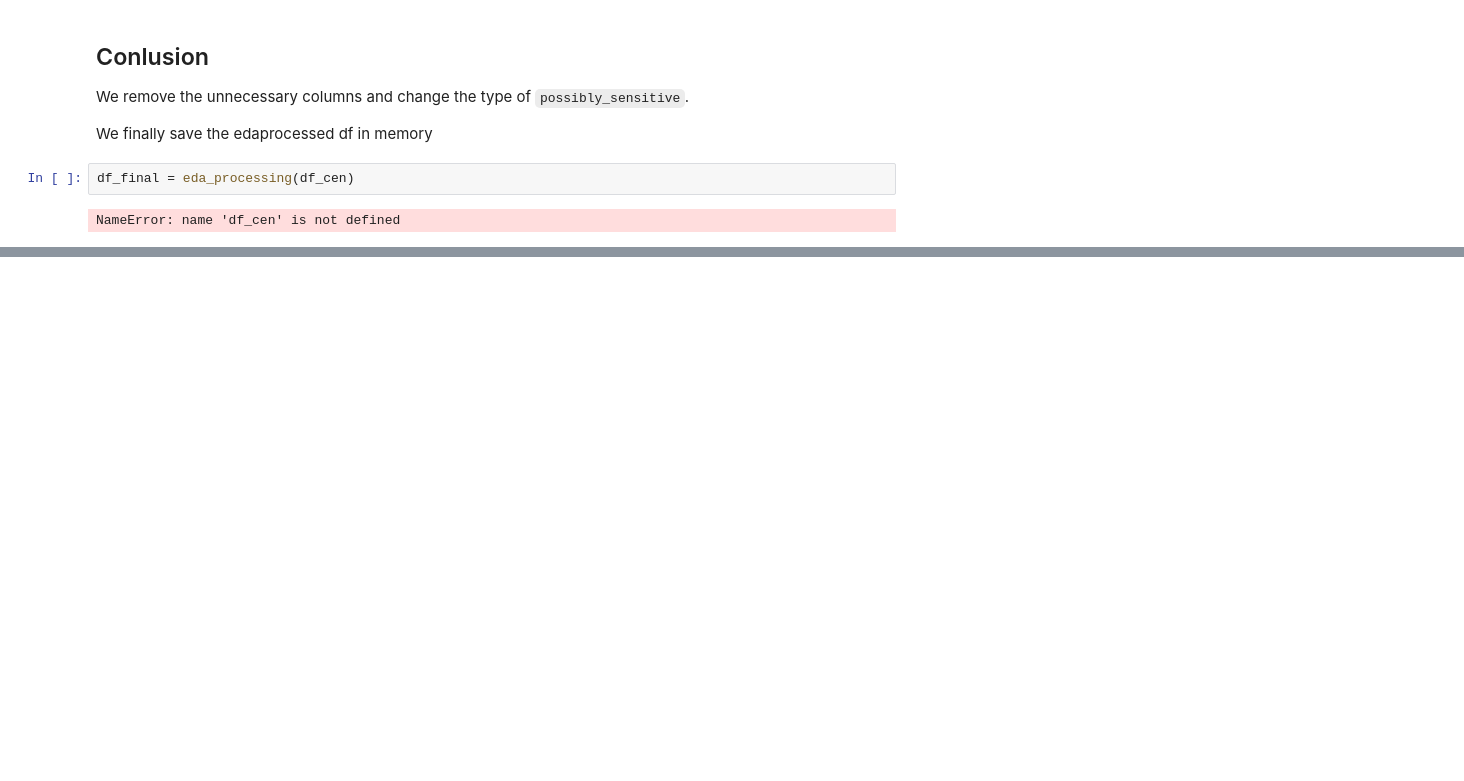
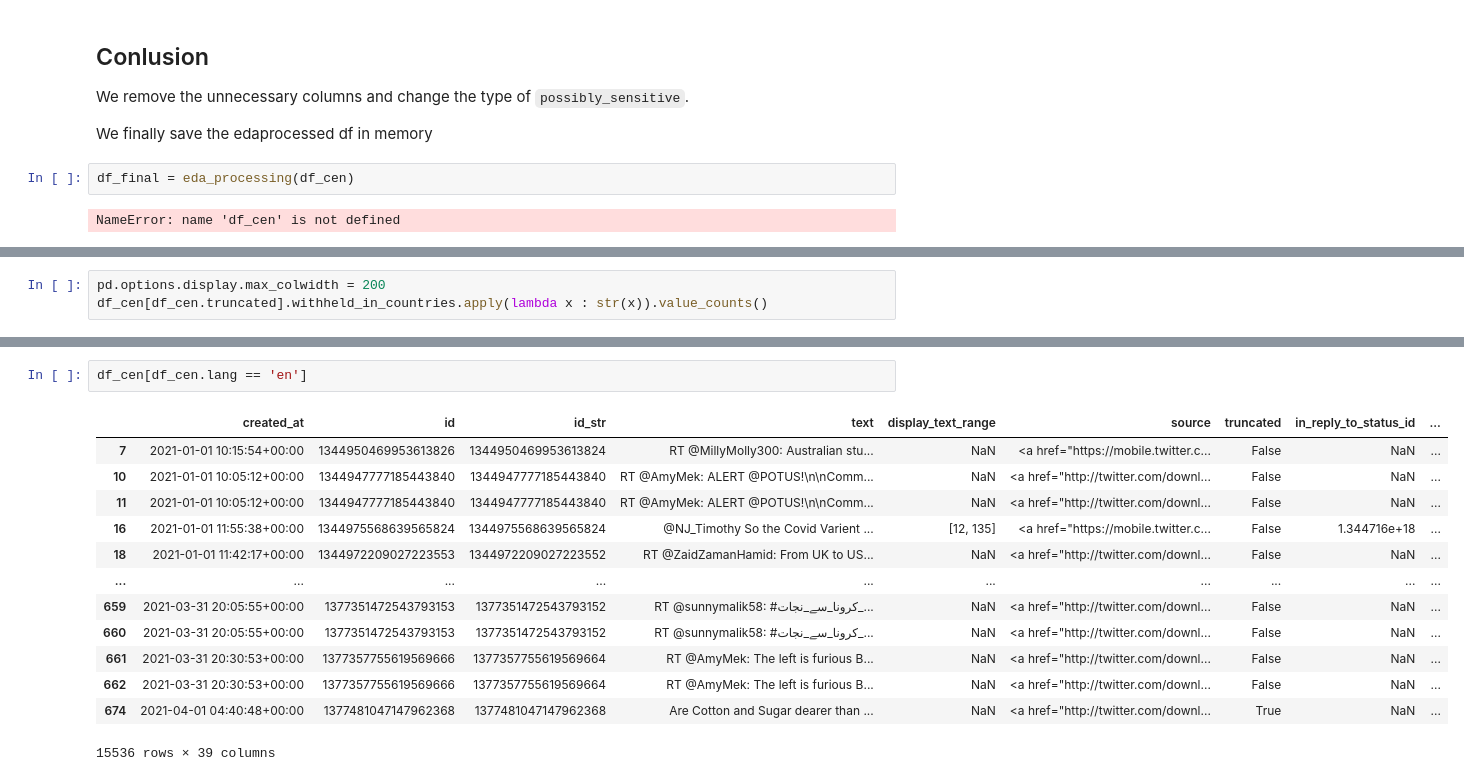
Before and after one commit to EvaLvn/ML_project2, a Jupyter notebook: EDA.ipynb, the cells around one changed output, grey strips where cells are left out. Saved outputs shown, nothing was run; the diff lists cells and outputs as text; blank space fills up the shorter version.

Commit message:
Add EDA on truncated tweets

```diff
--- a/EDA.ipynb
+++ b/EDA.ipynb
@@ -553,0 +556,3 @@ NameError: name 'df_cen' is not defined
+# %%
+pd.options.display.max_colwidth = 200
+df_cen[df_cen.truncated].withheld_in_countries.apply(lambda x : str(x)).value_counts()
@@ -553,0 +587,16 @@ NameError: name 'df_cen' is not defined
+# %%
+df_cen[df_cen.lang == 'en']
+# %% [output]
+|  | created_at | id | id_str | text | display_text_range | source | truncated | in_reply_to_status_id | ... |
+| 7 | 2021-01-01 10:15:54+00:00 | 1344950469953613826 | 1344950469953613824 | RT @MillyMolly300: Australian stu... | NaN | <a href="https://mobile.twitter.c... | False | NaN | ... |
+| 10 | 2021-01-01 10:05:12+00:00 | 1344947777185443840 | 1344947777185443840 | RT @AmyMek: ALERT @POTUS!\n\nComm... | NaN | <a href="http://twitter.com/downl... | False | NaN | ... |
+| 11 | 2021-01-01 10:05:12+00:00 | 1344947777185443840 | 1344947777185443840 | RT @AmyMek: ALERT @POTUS!\n\nComm... | NaN | <a href="http://twitter.com/downl... | False | NaN | ... |
+| 16 | 2021-01-01 11:55:38+00:00 | 1344975568639565824 | 1344975568639565824 | @NJ_Timothy So the Covid Varient ... | [12, 135] | <a href="https://mobile.twitter.c... | False | 1.344716e+18 | ... |
+| 18 | 2021-01-01 11:42:17+00:00 | 1344972209027223553 | 1344972209027223552 | RT @ZaidZamanHamid: From UK to US... | NaN | <a href="http://twitter.com/downl... | False | NaN | ... |
+| ... | ... | ... | ... | ... | ... | ... | ... | ... | ... |
+| 659 | 2021-03-31 20:05:55+00:00 | 1377351472543793153 | 1377351472543793152 | RT @sunnymalik58: #کرونا_سے_نجات_... | NaN | <a href="http://twitter.com/downl... | False | NaN | ... |
+| 660 | 2021-03-31 20:05:55+00:00 | 1377351472543793153 | 1377351472543793152 | RT @sunnymalik58: #کرونا_سے_نجات_... | NaN | <a href="http://twitter.com/downl... | False | NaN | ... |
+| 661 | 2021-03-31 20:30:53+00:00 | 1377357755619569666 | 1377357755619569664 | RT @AmyMek: The left is furious B... | NaN | <a href="http://twitter.com/downl... | False | NaN | ... |
+| 662 | 2021-03-31 20:30:53+00:00 | 1377357755619569666 | 1377357755619569664 | RT @AmyMek: The left is furious B... | NaN | <a href="http://twitter.com/downl... | False | NaN | ... |
+| 674 | 2021-04-01 04:40:48+00:00 | 1377481047147962368 | 1377481047147962368 | Are Cotton and Sugar dearer than ... | NaN | <a href="http://twitter.com/downl... | True | NaN | ... |
+15536 rows × 39 columns
```
Also changed, not shown: parts of 4 cells of this notebook, 1 other file.
